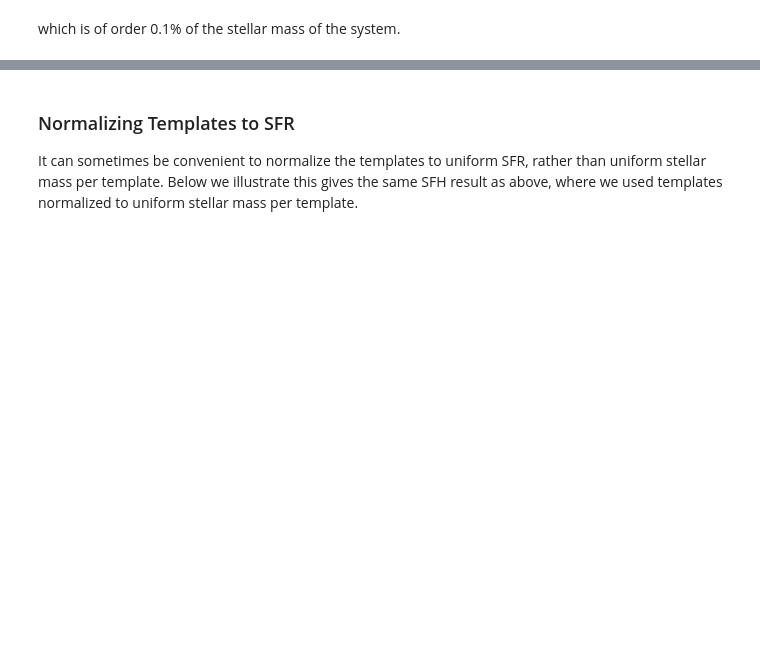
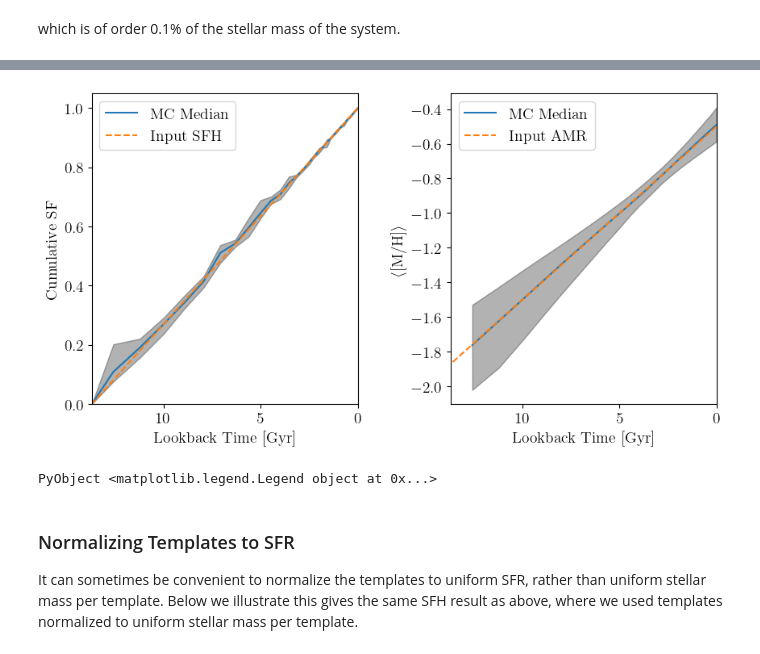
Before and after one commit to cgarling/StarFormationHistories.jl, a Jupyter notebook: examples/fitting1.ipynb, the cells around one changed output, grey strips where cells are left out. Cells and saved outputs as stored; diff of their text form; code cells hidden in the pictures; blank space fills up the shorter version.

Commit message:
Add examination of observational systematics
Requested by paper referee. We could stand to clean up the implementation here for better presentation.

```diff
--- a/examples/fitting1.ipynb
+++ b/examples/fitting1.ipynb
@@ -1077,0 +1174,5 @@ sum(mdf_result.map.μ[findall(<(7), unique_logAge)] .* template_norm) / stellar_
+# %%
+# Compute quantiles on statistics
+# sys_quantiles = [quantile(view(sys_samples,:,1,i), SVector(0.16, 0.5, 0.84)) for i in axes(sys_samples,3)]
+sys_cum_quantiles = permutedims(reduce(hcat, quantile(view(sys_samples,:,1,i), SVector(0.16, 0.5, 0.84)) for i in axes(sys_samples,3)))
+sys_mh_quantiles = permutedims(reduce(hcat, quantile(view(sys_samples,:,3,i), SVector(0.16, 0.5, 0.84)) for i in axes(sys_samples,3)))
@@ -1077,0 +1197,38 @@ sum(mdf_result.map.μ[findall(<(7), unique_logAge)] .* template_norm) / stellar_
+# %%
+# Now plot cumulative SFH and MH evolution for the metallicity evolution model
+fig,axs=plt.subplots(nrows=1,ncols=2,sharex=true,sharey=false,figsize=(10,5))
+fig.subplots_adjust(hspace=0.0,wspace=0.35)
+
+# axs[1].plot( vcat(exp10.(unique_template_logAge)./1e9, T_max), vcat(mdf_cum_sfr_arr,0.0), label="Result" ) # This is MAP result
+# for i in axes(sys_samples, 1)[begin:min(10, end)] # This plots individual MC results
+#     axs[1].plot( vcat(exp10.(unique_template_logAge)./1e9, T_max), vcat(sys_samples[i,1,:],0.0), alpha=0.5, c="orange")
+# end
+axs[1].plot(vcat(exp10.(unique_template_logAge)./1e9, T_max), vcat(sys_quantiles[:,2],0.0), label="MC Median")
+axs[1].fill_between( vcat(exp10.(unique_template_logAge)./1e9, T_max), vcat(sys_quantiles[:,1],0.0), vcat(sys_quantiles[:,3],0.0), alpha=0.3, fc="k")
+axs[1].plot( vcat(exp10.(unique_template_logAge)./1e9, T_max), vcat(cum_sfr_arr,0.0), label="Input SFH", ls="--" )
+# axs[1].fill_between( vcat(exp10.(unique_template_logAge)./1e9, T_max), vcat(mdf_cum_lower,0.0), vcat(mdf_cum_upper,0.0), alpha=0.3, fc="k")
+
+axs[1].set_xlim([T_max,0.0])
+axs[1].set_ylim([0.0,1.05])
+axs[1].set_xlabel("Lookback Time [Gyr]")
+axs[1].set_ylabel("Cumulative SF")
+axs[1].legend()
+
+# axs[2].plot( vcat( exp10.(unique_template_logAge)./1e9, T_max), vcat(mdf_mh_med, mdf_result.map.μ[end-1]), label="Result" )
+# for i in axes(sys_samples, 1)[begin:min(10, end)] # This plots individual MC results
+#     # axs[2].plot( vcat(exp10.(unique_template_logAge)./1e9, T_max), vcat(sys_samples[i,3,:], sys_samples[i,3,end]), alpha=0.5, c="orange")
+#     axs[2].plot( exp10.(unique_template_logAge)./1e9, sys_samples[i,3,:], alpha=0.5, c="orange")
+# end
+axs[2].plot( exp10.(unique_template_logAge)./1e9, sys_mh_quantiles[:,2], alpha=1, label="MC Median")
+axs[2].fill_between( exp10.(unique_template_logAge)./1e9, sys_mh_quantiles[:,1], sys_mh_quantiles[:,3], alpha=0.3, fc="k")
+# axs[2].fill_between( vcat(exp10.(unique_template_logAge)./1e9, T_max), vcat(mdf_mh_lower, mdf_result.map.μ[end-1]), vcat(mdf_mh_upper, mdf_result.map.μ[end-1]), alpha=0.3, fc="k")
+axs[2].plot( vcat(exp10.(unique_template_logAge)./1e9, T_max), vcat(mean_mh_arr, β), label="Input AMR", ls="--" )
+
+# axs[2].set_xlim([max_logAge, axs[2].get_xlim()[2]])
+axs[2].set_xlabel("Lookback Time [Gyr]")
+axs[2].set_ylabel(L"$\langle$[M/H]$\rangle$")
+axs[2].legend()
+# plt.savefig("example_cumsfh_systematics.pdf", bbox_inches="tight")
+# %% [output]
+[figure, added]
+PyObject <matplotlib.legend.Legend object at 0x...>
```
Also changed, not shown: parts of 50 cells of this notebook, 2 other files.
